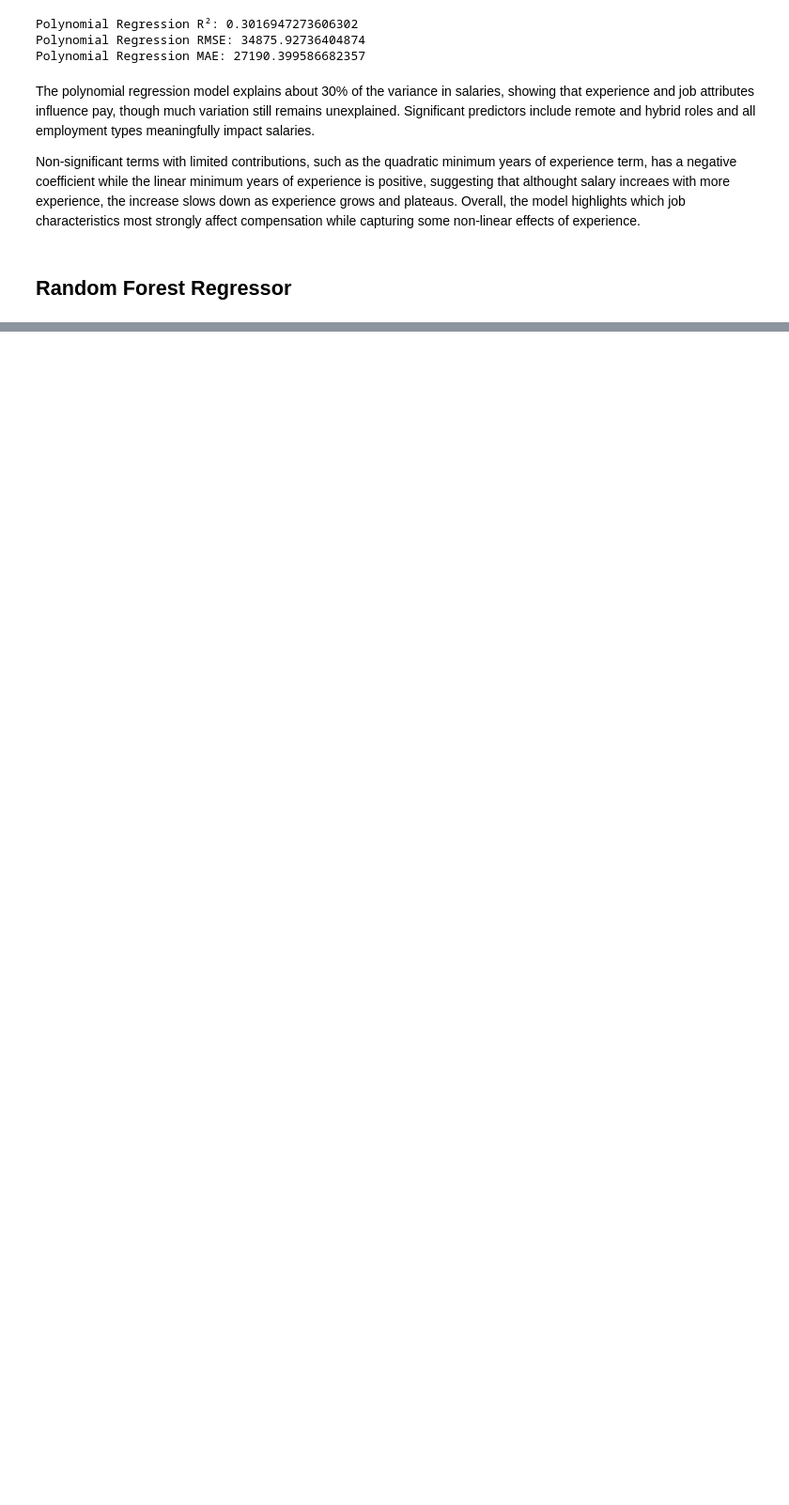
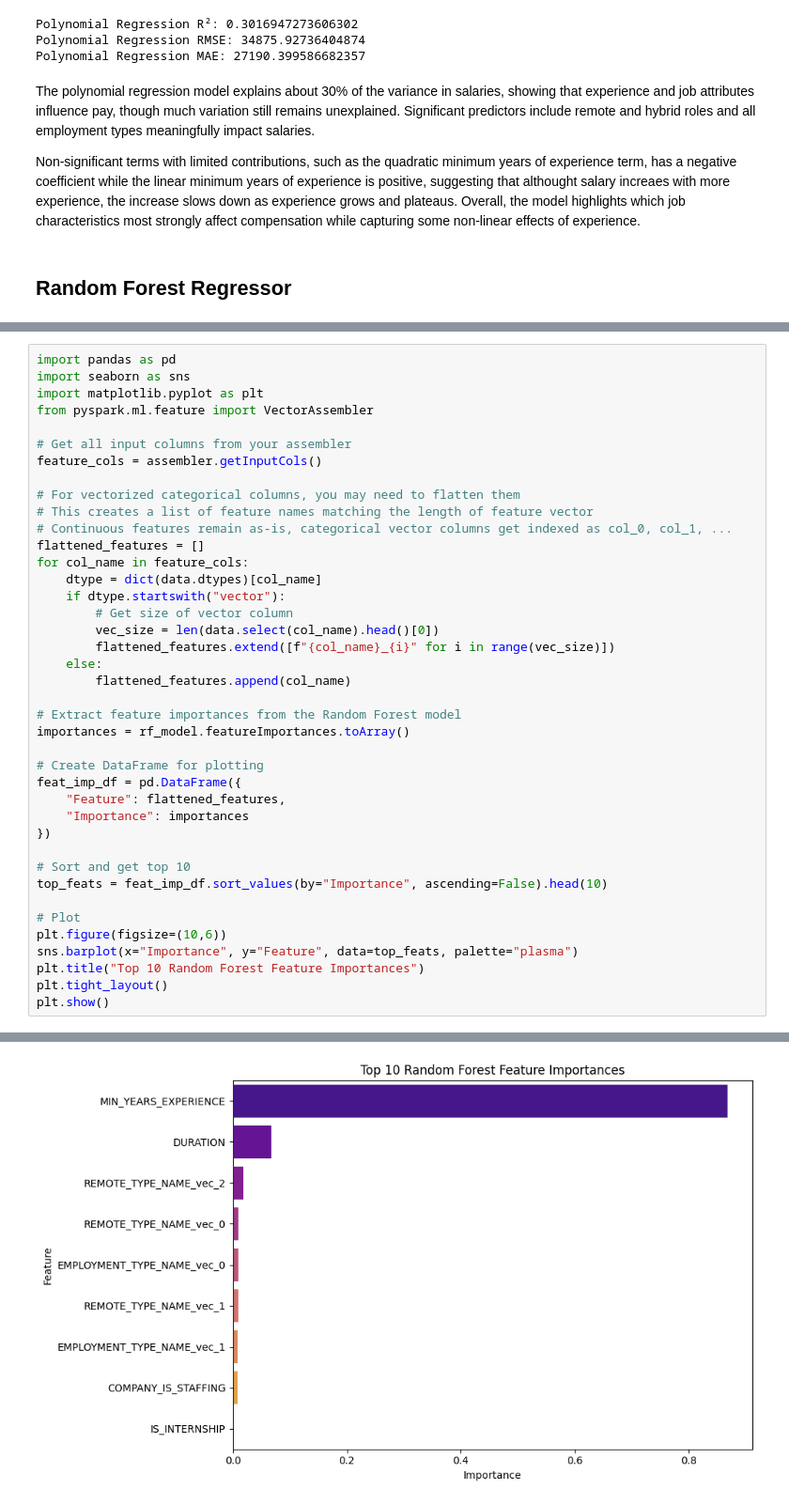
Before and after one commit to met-ad-688/assignment-04-tanyasiii, a Jupyter notebook: assignment04-tanyasiii.ipynb, the cells around one changed output, grey strips where cells are left out. Shown at 94% size. Drawn from its saved outputs; the diff is of its cells as text; blank space fills up the shorter version.

Commit message:
feature plot importance graph

```diff
--- a/assignment04-tanyasiii.ipynb
+++ b/assignment04-tanyasiii.ipynb
@@ -497,0 +423,41 @@ Feature Importances: [np.float64(0.8681171759565247), np.float64(0.0674321282542
+# %%
+import pandas as pd
+import seaborn as sns
+import matplotlib.pyplot as plt
+from pyspark.ml.feature import VectorAssembler
+
+# Get all input columns from your assembler
+feature_cols = assembler.getInputCols()
+
+# For vectorized categorical columns, you may need to flatten them
+# This creates a list of feature names matching the length of feature vector
+# Continuous features remain as-is, categorical vector columns get indexed as col_0, col_1, ...
+flattened_features = []
+for col_name in feature_cols:
+    dtype = dict(data.dtypes)[col_name]
+    if dtype.startswith("vector"):
+        # Get size of vector column
+        vec_size = len(data.select(col_name).head()[0])
+        flattened_features.extend([f"{col_name}_{i}" for i in range(vec_size)])
+    else:
+        flattened_features.append(col_name)
+
+# Extract feature importances from the Random Forest model
+importances = rf_model.featureImportances.toArray()
+
+# Create DataFrame for plotting
+feat_imp_df = pd.DataFrame({
+    "Feature": flattened_features,
+    "Importance": importances
+})
+
+# Sort and get top 10
+top_feats = feat_imp_df.sort_values(by="Importance", ascending=False).head(10)
+
+# Plot
+plt.figure(figsize=(10,6))
+sns.barplot(x="Importance", y="Feature", data=top_feats, palette="plasma")
+plt.title("Top 10 Random Forest Feature Importances")
+plt.tight_layout()
+plt.show()
+# %% [output]
@@ -497,0 +465 @@ Feature Importances: [np.float64(0.8681171759565247), np.float64(0.0674321282542
+[figure, added]
```
Also changed, not shown: parts of 9 cells of this notebook, 1 other file.
